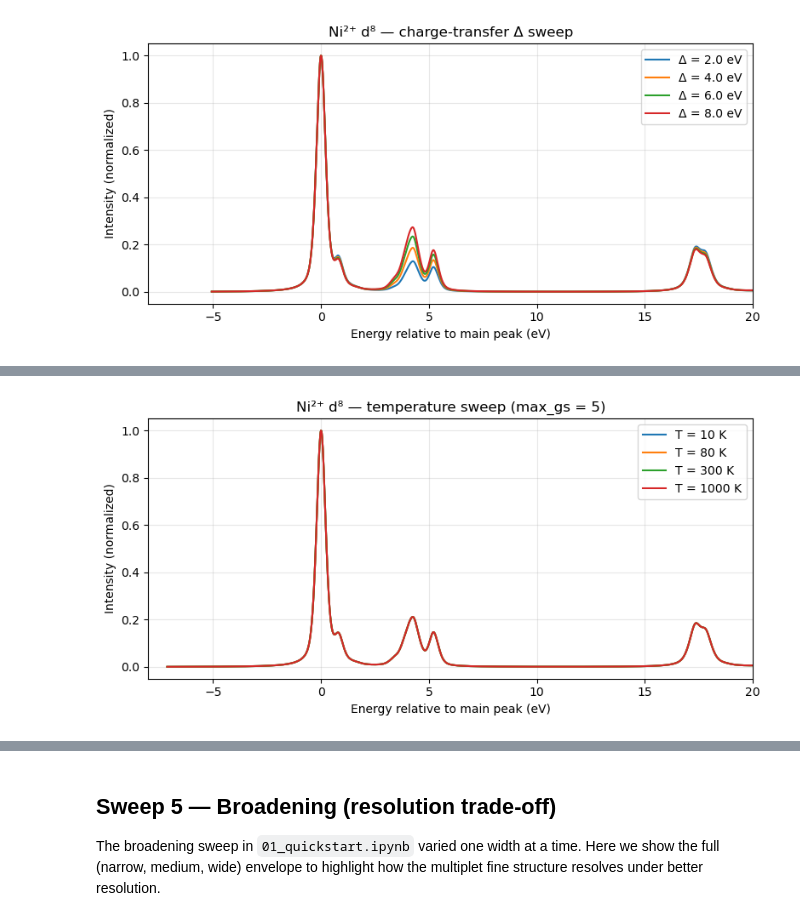
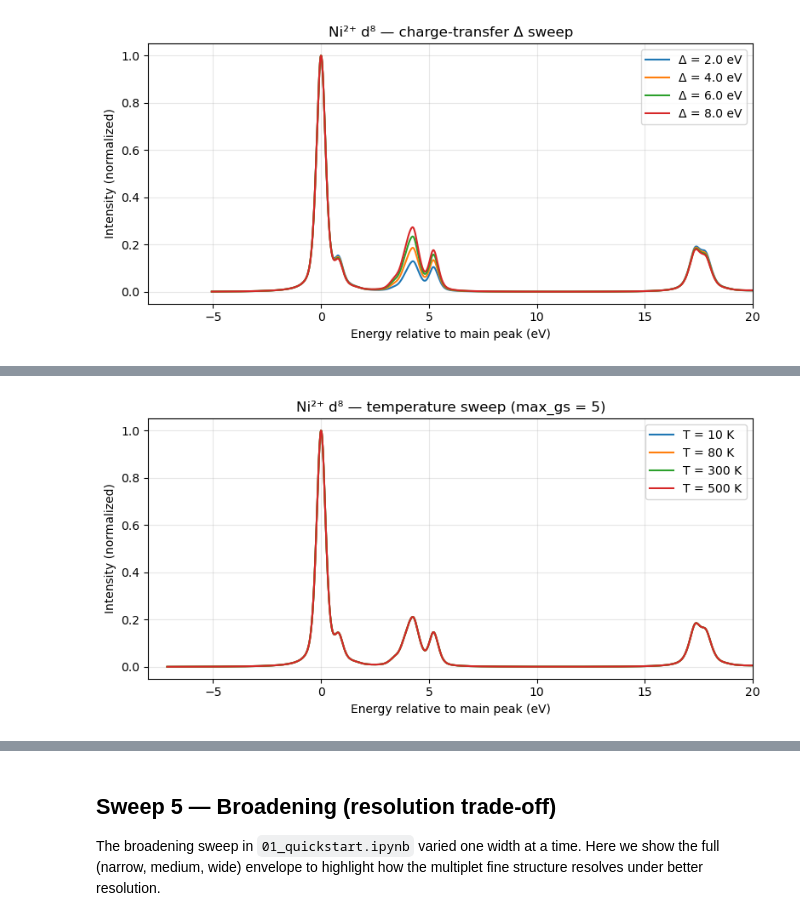
Before and after one commit to follmerlab/multitorch, a Jupyter notebook: notebooks/03_parameter_exploration.ipynb, the cells around one changed output, grey strips where cells are left out. Cells and saved outputs as stored; diff of their text form; code cells hidden in the pictures.

```diff
--- a/notebooks/03_parameter_exploration.ipynb
+++ b/notebooks/03_parameter_exploration.ipynb
@@ -234,19 +257,19 @@ ground states to retain.
 # %%
 fig, ax = plt.subplots(figsize=(8, 4))
-for T in [10.0, 80.0, 300.0, 1000.0]:
+for T in [10.0, 80.0, 300.0, 500.0]:
     x, y = getXAS(str(fixture / "ni2_d8_oh.ban_out"),
                   T=T, max_gs=5,
                   beam_fwhm=0.3, gamma1=0.3, gamma2=0.5)
     ax.plot(x.numpy() - float(x[y.argmax()]),
             y.numpy() / float(y.max()),
             label=f"T = {T:g} K", lw=1.5)
 ax.set_xlabel("Energy relative to main peak (eV)")
 ax.set_ylabel("Intensity (normalized)")
 ax.set_title("Ni²⁺ d⁸ — temperature sweep (max_gs = 5)")
 ax.set_xlim(-8, 20)
 ax.legend()
 ax.grid(alpha=0.3)
 plt.tight_layout()
 plt.show()
 # %% [output]
-[figure, old version]
+[figure, new version]
```
Also changed, not shown: parts of 6 cells of this notebook.
